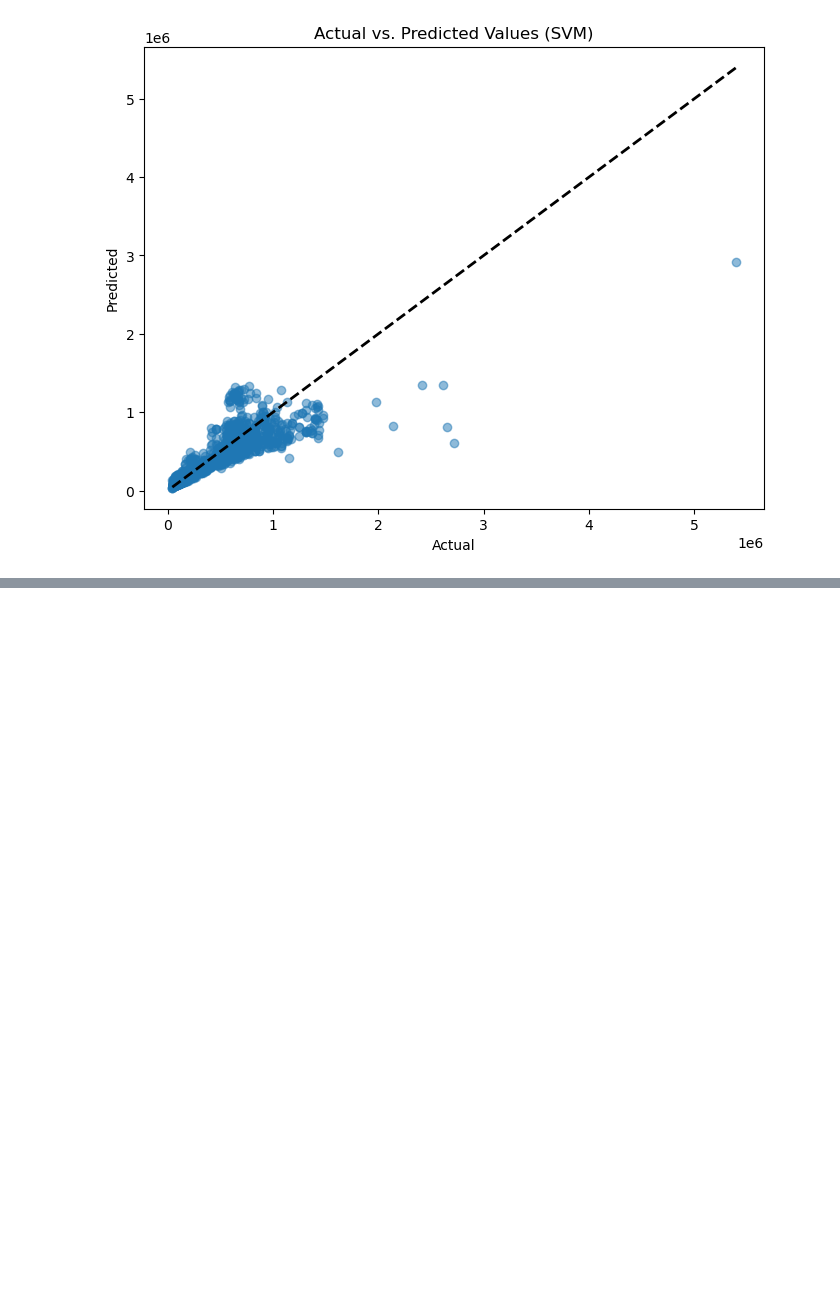
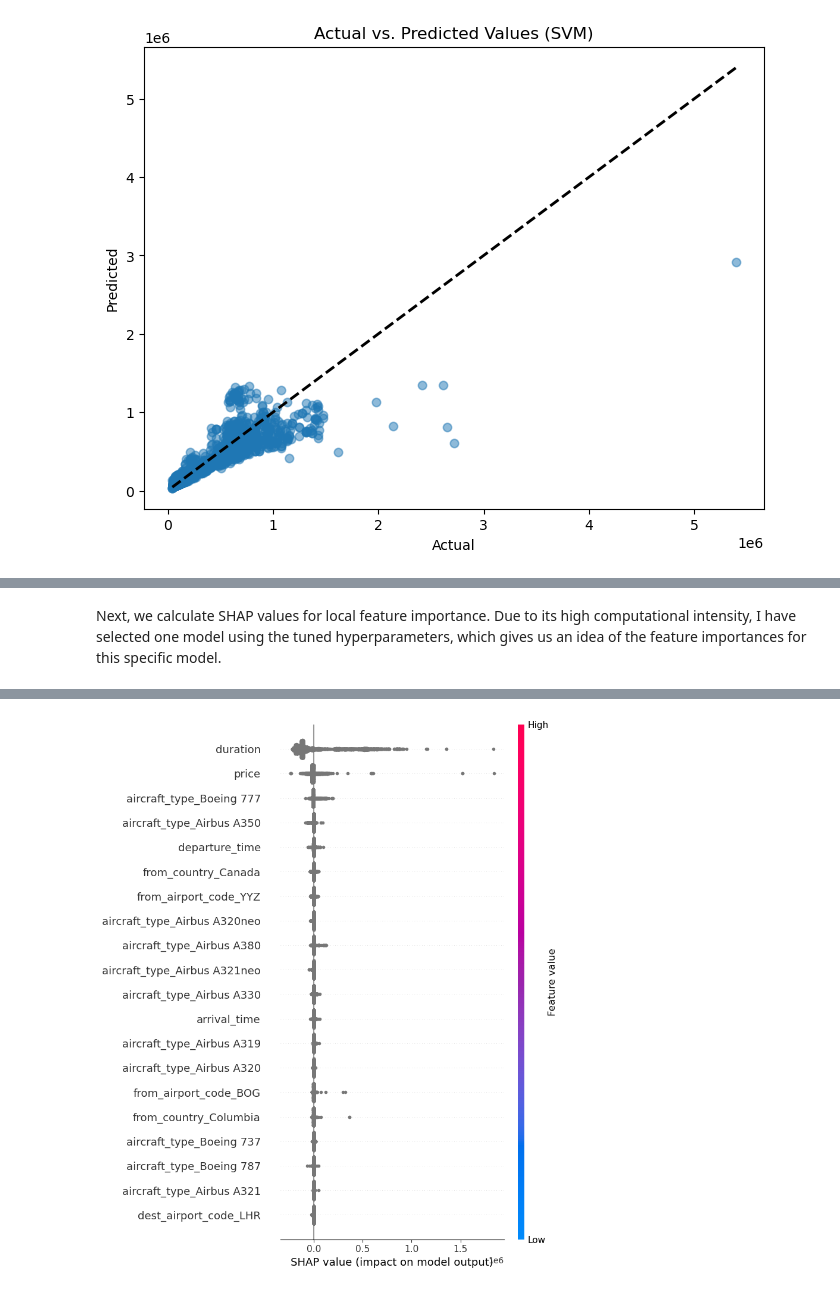
Before and after one commit to angelay1006/CO2_Emissions_Across_Flights, a Jupyter notebook: final_project_source_code.ipynb, the cells around one changed output, grey strips where cells are left out. Saved outputs shown, nothing was run; the diff lists cells and outputs as text; code cells hidden in the pictures; blank space fills up the shorter version.

```diff
--- a/final_project_source_code.ipynb
+++ b/final_project_source_code.ipynb
@@ -845,0 +853,13 @@ plt.show()
+# %%
+# Using feature importances from RF regressor
+rf_regressor = RandomForestRegressor(max_depth=20, n_estimators=60, random_state=42)
+rf_pipeline = Pipeline(steps=[
+    ('preprocessor', preprocessor),
+    ('regressor', rf_regressor)
+])
+rf_pipeline.fit(X_train, y_train)
+
+rf_feature_importances = rf_pipeline.named_steps['regressor'].feature_importances_
+print("Feature Importances:")
+for feature, importance in zip(X_train.columns, rf_feature_importances):
+    print(f"{feature}: {importance:.4f}")
@@ -845,0 +877,13 @@ plt.show()
+# %%
+# Using feature importances from XGB
+xgb_regressor = XGBRegressor(n_estimators=225, max_depth=5, learning_rate=0.2, random_state=0)
+xgb_pipeline = Pipeline(steps=[
+    ('preprocessor', preprocessor),
+    ('regressor', xgb_regressor)
+])
+xgb_pipeline.fit(X_train, y_train)
+
+xgb_feature_importances = xgb_pipeline.named_steps['regressor'].feature_importances_
+print("Feature Importances:")
+for feature, importance in zip(X_train.columns, xgb_feature_importances):
+    print(f"{feature}: {importance:.4f}")
@@ -845,0 +940,2 @@ plt.show()
+# %% [markdown]
+Next, we calculate SHAP values for local feature importance. Due to its high computational intensity, I have selected one model using the tuned hyperparameters, which gives us an idea of the feature importances for this specific model.
@@ -845,0 +982,11 @@ plt.show()
+# %%
+# RF
+shap.initjs()
+rf_model = RandomForestRegressor(max_depth=20, n_estimators=60, random_state=42)
+rf_model.fit(X_train_shap, y_train)
+rf_explainer = shap.TreeExplainer(rf_model)
+rf_shap_values = rf_explainer.shap_values(X_test_dense)
+shap_fig = plt.figure()
+shap.summary_plot(rf_shap_values, X_test_shap, feature_names=new_feature_names)
+shap_fig.savefig("RF_shap_summary_plot.png", bbox_inches='tight', dpi=300)
+# %% [output]
@@ -845,0 +994 @@ plt.show()
+[figure, added]
```
Also changed, not shown: parts of 25 cells of this notebook, 19 other files.
